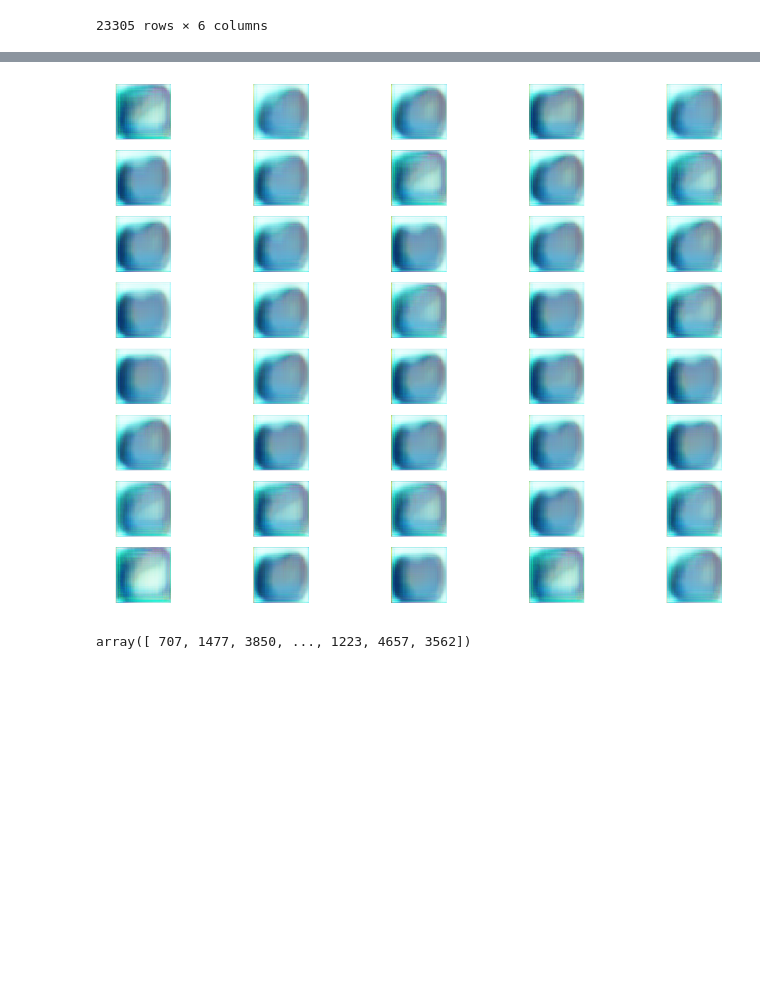
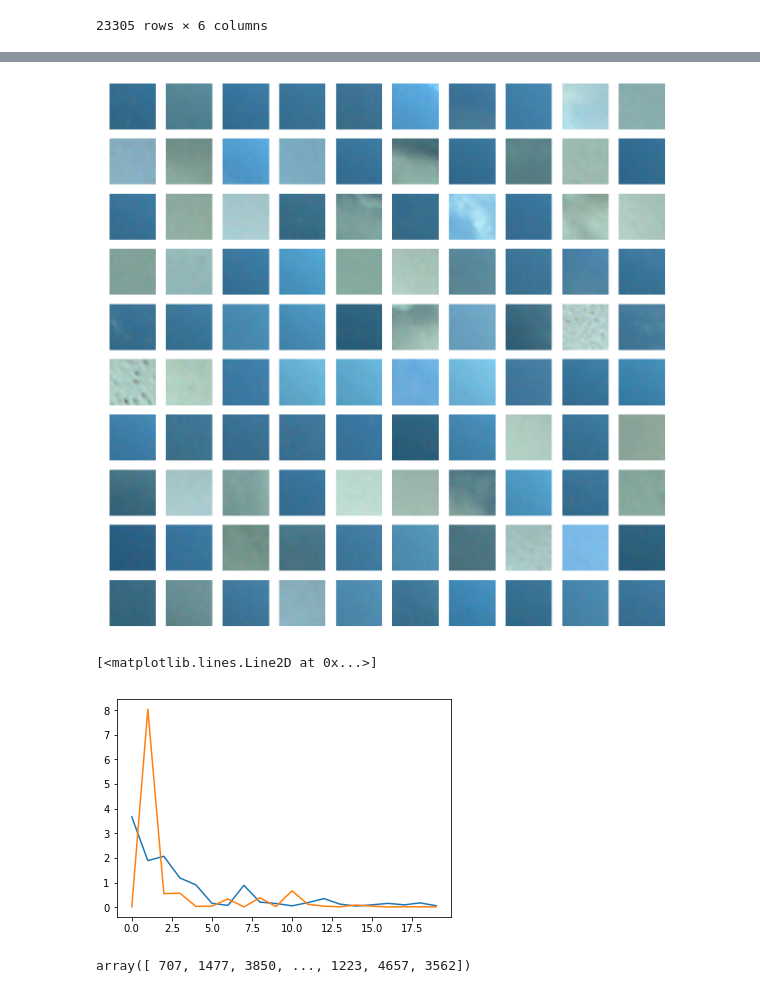
Before and after one commit to djgagne/deepsky, a Jupyter notebook: notebooks/TSI GAN.ipynb, the cells around one changed output, grey strips where cells are left out. Cells and saved outputs as stored; diff of their text form; code cells hidden in the pictures; blank space fills up the shorter version.

```diff
--- a/notebooks/TSI GAN.ipynb
+++ b/notebooks/TSI GAN.ipynb
@@ -214,7 +293,9 @@ for a, ax in enumerate(axes.ravel()):
 # %%
-fig, axes = plt.subplots(8, 5, figsize=(20, 16))
+fig, axes = plt.subplots(10, 10, figsize=(20, 20))
+real_sampled_images = train_data_small[np.random.choice(train_data_small.shape[0], size=100, replace=False)]
 for a, ax in enumerate(axes.ravel()):
-    ax.imshow(((combo_data[t_size::100][a] + 1) / 2 * 255).astype("uint8") )
+    ax.imshow(((real_sampled_images[a]+ 1) / 2 * 255).astype("uint8") )
     ax.axis("off")
+plt.savefig("cloud_samples_real.png", dpi=300, bbox_inches="tight")
 # %% [output]
-[figure, old version]
+[figure, new version]
@@ -223,3 +302,9 @@ training_order = np.arange(t_size)
+# %%
+plt.plot(g_loss[:,0])
+plt.plot(d_loss[:,0])
+# %% [output]
+[<matplotlib.lines.Line2D at 0x...>]
+[figure, added]
 # %%
 np.random.shuffle(training_order)
 training_order
```
Also changed, not shown: parts of 23 cells of this notebook.
